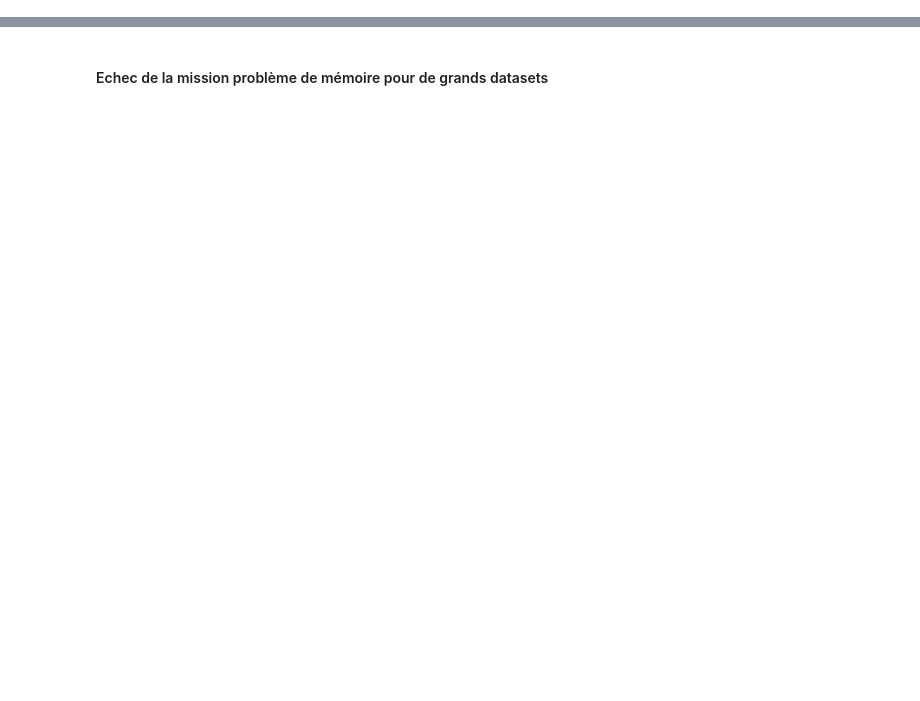
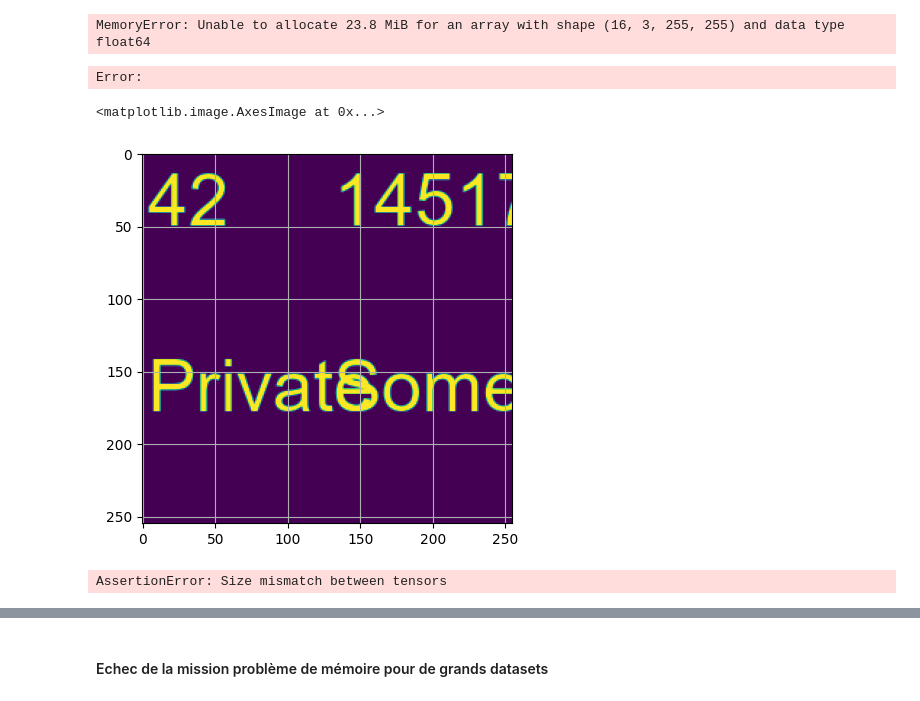
Before and after one commit to PatrickTchoupe/TFE-EPL, a Jupyter notebook: superTML.ipynb, the cells around one changed output, grey strips where cells are left out. Cells and saved outputs as stored; diff of their text form; code cells hidden in the pictures; blank space fills up the shorter version.

```diff
--- a/superTML.ipynb
+++ b/superTML.ipynb
@@ -104,0 +140,43 @@ def data_to_image(data):
+# %%
+train_images = np.array(data_images[:120]) / 255
+# %%
+import torch
+
+batch_size = 4
+train_tensors = []
+
+# Iterate over the data_images in batches
+for batch_start in range(0, len(data_images), batch_size):
+    batch_end = min(batch_start + batch_size, len(data_images))
+    batch_data = data_images[batch_start:batch_end]
+
+
+    # Convert the batch of images to numpy array and normalize
+    batch_images = np.array(data_images[batch_start:batch_end]) / 255
+
+    # Convert the numpy array to a PyTorch tensor and append to the list
+    X_tensor = torch.from_numpy(batch_images).float()
+    train_tensors.append(X_tensor)
+
+# Concatenate the list of tensors along the batch dimension
+X_tra = torch.cat(train_tensors, dim=0)
+# %% [output]
+MemoryError: Unable to allocate 23.8 MiB for an array with shape (16, 3, 255, 255) and data type float64
+# %%
+batch_size = 128
+num_batches = len(data_images) // batch_size
+
+train_tensors = []
+for batch_idx in range(num_batches):
+    train_images = []
+    start_idx = batch_idx * batch_size
+    end_idx = (batch_idx + 1) * batch_size
+    batch_data = data_images[start_idx:end_idx]
+    train_images = np.array(batch_data) / 255
+    X_tensor= torch.from_numpy(train_images).float()
+    train_tensors.append(X_tensor)
+
+
+X_tra = torch.cat(train_tensors,dim=0)
+# %% [output]
+Error:
@@ -105,31 +185,24 @@ def data_to_image(data):
+# %%
+plt.grid()
+plt.imshow(train_images[0][0,:,:])
+# %% [output]
+<matplotlib.image.AxesImage at 0x...>
+[figure, added]
 # %%
-""" from sklearn.datasets import load_iris
-import torch
-from torch.utils.data import DataLoader, TensorDataset
-
-iris_data = load_iris()
-
-X_train, X_val, y_train, y_val = train_test_split(iris_data.data, iris_data.target, stratify=iris_data.target, test_size=0.2, random_state=0)
-
-train_images = data_to_image(X_train)
-val_images = data_to_image(X_val)
-
-""" print(train_images.shape)
-print(val_images.shape)
-plt.grid()
-plt.imshow(train_images[2][0, :, :]) """
 
 
 X_train = torch.from_numpy(train_images).float()
-y_train = torch.from_numpy(y_train).long()
-X_val = torch.from_numpy(val_images).float()
-y_val = torch.from_numpy(y_val).long()
+y_train = torch.from_numpy(y_train.squeeze().to_numpy()).long()
+X_test = torch.from_numpy(test_images).float()
+y_test = torch.from_numpy(y_test.to_numpy()).long()
 
 train_dataset = TensorDataset(X_train, y_train)
-val_dataset = TensorDataset(X_val, y_val)
+val_dataset = TensorDataset(X_test, y_test)
 
 dataloaders = {'train': DataLoader(train_dataset, batch_size=16, shuffle=True),
               'val': DataLoader(val_dataset)}
 
 dataset_sizes = {'train': len(X_train),
-                'val': len(X_val)} """
+                'val': len(X_test)}
+# %% [output]
+AssertionError: Size mismatch between tensors
```
Also changed, not shown: parts of 11 cells of this notebook, 5 other files.
